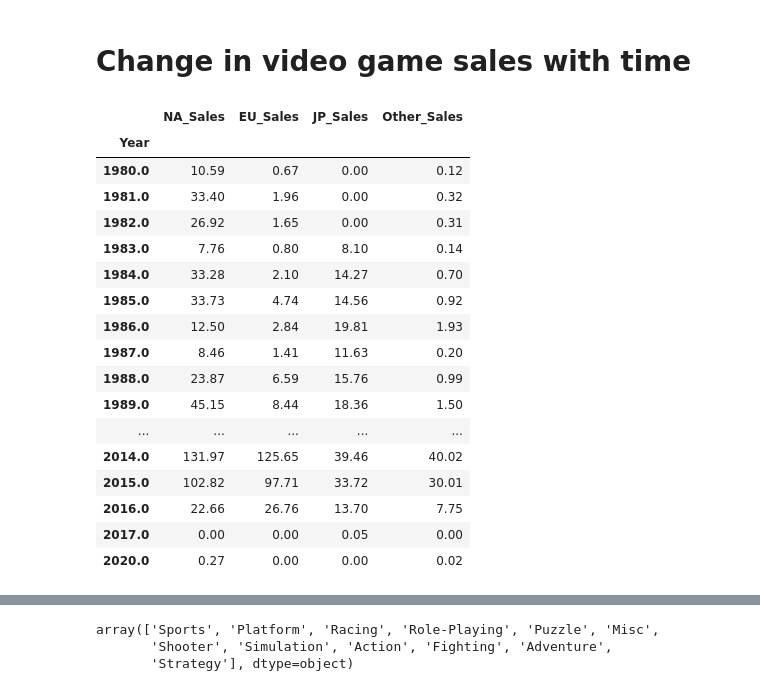
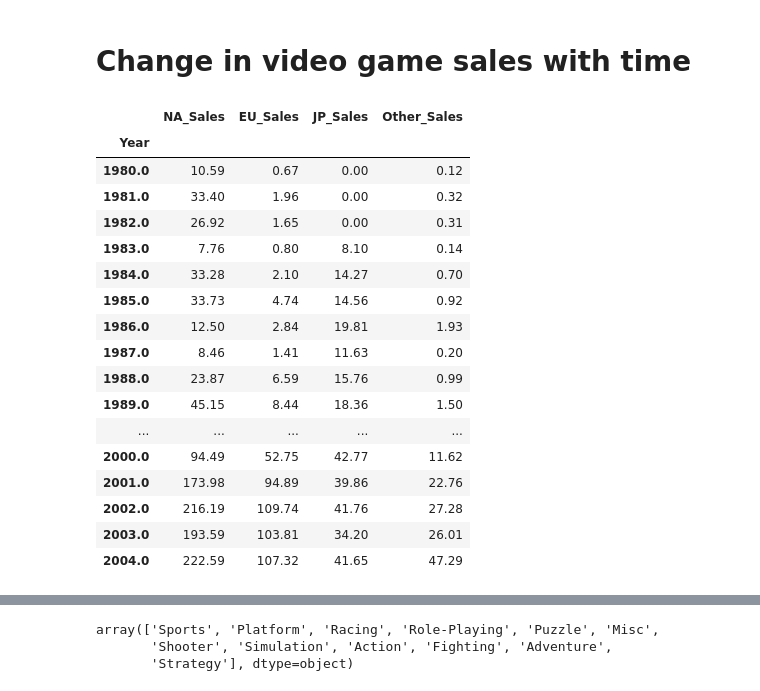
Before and after one commit to Sahyukaha/Data_exploration_and_analysis, a Jupyter notebook: Video_games_sales.ipynb, the cells around one changed output, grey strips where cells are left out. Drawn from its saved outputs; the diff is of its cells as text; code cells hidden in the pictures.

```diff
--- a/Video_games_sales.ipynb
+++ b/Video_games_sales.ipynb
@@ -216,29 +216,29 @@ plt.show()
 # Change in video game sales with time
 # %%
 start_year = 1980
-end_year = 2030
+end_year = 2005
 data_year = data.query('Year >= @start_year and Year < @end_year').copy()
 yearly_sales = data_year.groupby('Year')[["NA_Sales", "EU_Sales", "JP_Sales", "Other_Sales"]].sum()
 yearly_sales
 # %% [output]
 |  | NA_Sales | EU_Sales | JP_Sales | Other_Sales |
 | Year |  |  |  |  |
 | 1980.0 | 10.59 | 0.67 | 0.00 | 0.12 |
 | 1981.0 | 33.40 | 1.96 | 0.00 | 0.32 |
 | 1982.0 | 26.92 | 1.65 | 0.00 | 0.31 |
 | 1983.0 | 7.76 | 0.80 | 8.10 | 0.14 |
 | 1984.0 | 33.28 | 2.10 | 14.27 | 0.70 |
 | 1985.0 | 33.73 | 4.74 | 14.56 | 0.92 |
 | 1986.0 | 12.50 | 2.84 | 19.81 | 1.93 |
 | 1987.0 | 8.46 | 1.41 | 11.63 | 0.20 |
 | 1988.0 | 23.87 | 6.59 | 15.76 | 0.99 |
 | 1989.0 | 45.15 | 8.44 | 18.36 | 1.50 |
 | ... | ... | ... | ... | ... |
-| 2014.0 | 131.97 | 125.65 | 39.46 | 40.02 |
-| 2015.0 | 102.82 | 97.71 | 33.72 | 30.01 |
-| 2016.0 | 22.66 | 26.76 | 13.70 | 7.75 |
-| 2017.0 | 0.00 | 0.00 | 0.05 | 0.00 |
-| 2020.0 | 0.27 | 0.00 | 0.00 | 0.02 |
+| 2000.0 | 94.49 | 52.75 | 42.77 | 11.62 |
+| 2001.0 | 173.98 | 94.89 | 39.86 | 22.76 |
+| 2002.0 | 216.19 | 109.74 | 41.76 | 27.28 |
+| 2003.0 | 193.59 | 103.81 | 34.20 | 26.01 |
+| 2004.0 | 222.59 | 107.32 | 41.65 | 47.29 |
 # %%
 yearly_sales["Total_Sales"] = yearly_sales.sum(axis=1)
 yearly_sales
```
Also changed, not shown: parts of 2 cells of this notebook.
